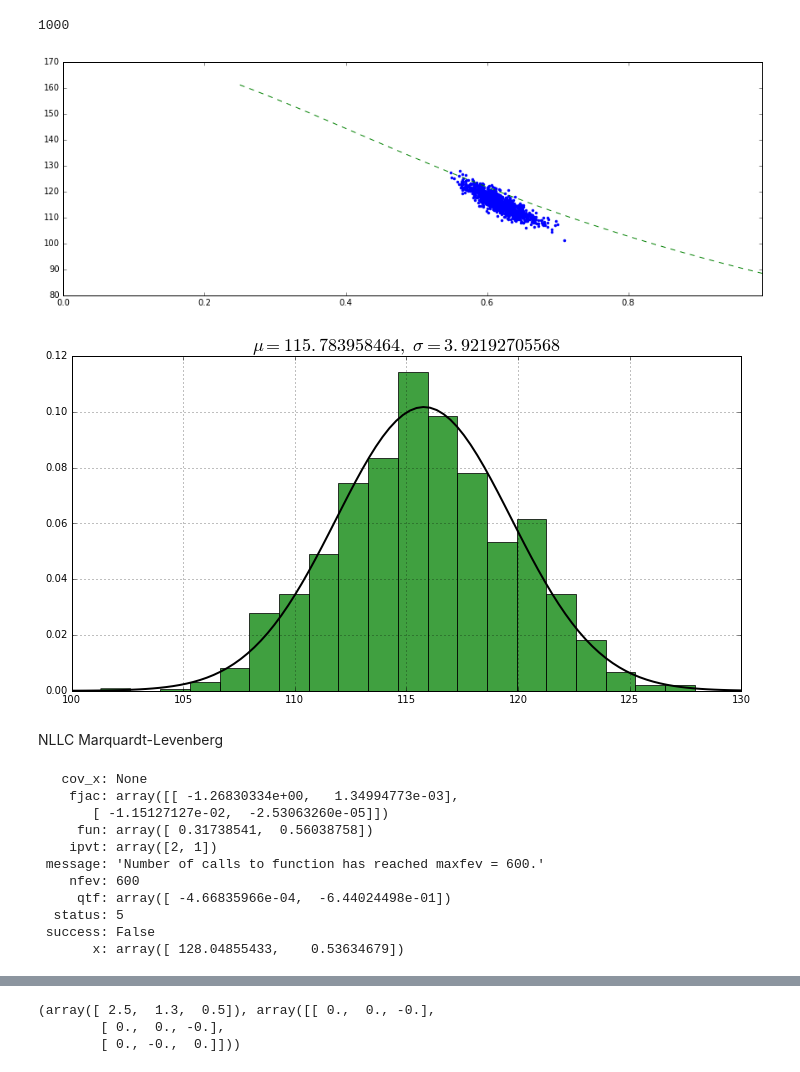
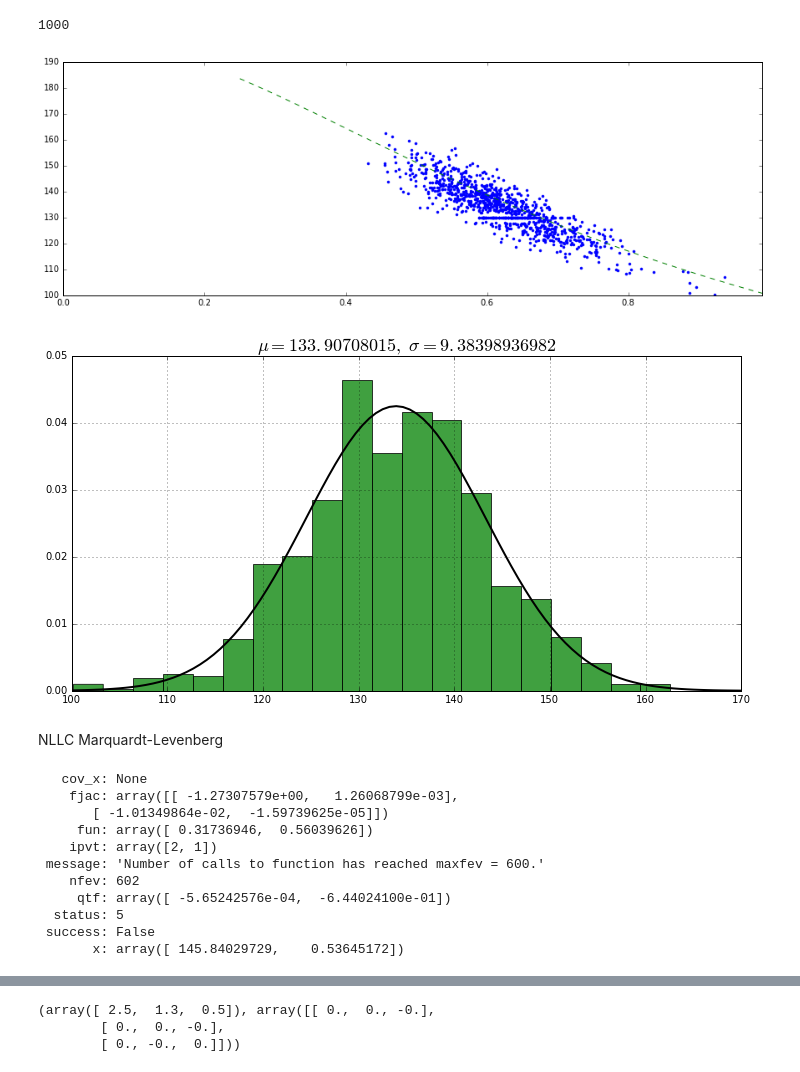
Before and after one commit to Amarchuk/2FInstability, a Jupyter notebook: notebooks/n1068_gerssen.ipynb, the cells around one changed output, grey strips where cells are left out. Saved outputs shown, nothing was run; the diff lists cells and outputs as text; code cells hidden in the pictures.

```diff
--- a/notebooks/n1068_gerssen.ipynb
+++ b/notebooks/n1068_gerssen.ipynb
@@ -412,7 +412,7 @@ alphas = np.arange(0.25, 1., 0.01)
 sigmas = np.arange(50.0, 200, 1.)
 
 def calc_chi2_normal(obs, obserr, predicted):
-    return sum([(o-p)**2/err**2 for (o,p,err) in zip(obs, predicted, obserr)])/len(obs)
+    return sum([(o-p)**2/err**2 for (o,p,err) in zip(obs, predicted, obserr)])/(len(obs))
 
 def compute_chi2_maps(alphas=(), sigmas=()):
     '''Вычисляем все изображения, чтобы потом только настройки менять'''
@@ -583,9 +583,10 @@ def chisqfunc((x_sig, x_alpha)):
     global sig_R_0, alpha
     sig_R_0 = x_sig
     alpha = x_alpha
-    sqerr_ma = calc_chi2_normal(sig_maj_p, e_sig_maj_p, [sig_maj_exp(r) for r in radii_maj])
-    sqerr_mi = calc_chi2_normal(sig_min_p, e_sig_min_p, [sig_min_exp(r) for r in radii_min])
-    chisq = (sqerr_mi*len(sig_min_p) + sqerr_ma*len(sig_maj_p)) / (len(sig_min_p) + len(sig_maj_p))
+    sqerr_ma = calc_chi2_normal(sig_maj_p, e_sig_maj_p, [sig_maj_exp(l) for l in radii_maj])
+    sqerr_mi = calc_chi2_normal(sig_min_p, e_sig_min_p, [sig_min_exp(l) for l in radii_min])
+#     print 'chisqf ', sqerr_mi*len(sig_min_p), sqerr_ma*len(sig_maj_p)
+    chisq = (sqerr_mi*len(sig_min_p) + sqerr_ma*len(sig_maj_p)) / (len(sig_min_p) + len(sig_maj_p) - 2)
     return chisq
 
 x0 = np.array([130., 0.7])
@@ -639,6 +640,9 @@ start_time = time.time()
 
 fig, (ax1, ax2) = plt.subplots(nrows=2, ncols=1, figsize=(16, 16))
 
+radii_maj1, sig_maj_p1, e_sig_maj_p1 = radii_maj, sig_maj_p, e_sig_maj_p
+radii_min1, sig_min_p1, e_sig_min_p1 = radii_min, sig_min_p, e_sig_min_p
+
 if not os.path.exists(pics_path):
     os.makedirs(pics_path)
 if os.path.isfile(pics_path + 'monte_carlo.npy'):
@@ -646,13 +650,20 @@ if os.path.isfile(pics_path + 'monte_carlo.npy'):
 else:
     for i in log_progress(range(N)):
         global spl_maj, spl_min
-        r, s = zip(*gen_next_normal(radii_maj, sig_maj_p, e_sig_maj_p))
+        global radii_min, radii_maj, sig_min_p, sig_maj_p, sig_min_0
+
+        r, s = zip(*gen_next_normal(radii_maj1, sig_maj_p1, e_sig_maj_p1))
         spl_maj = inter.UnivariateSpline(r[1:], s[1:], k=3, s=10000.)
+
+        radii_maj, sig_maj_p = r, s
 
         ax1.plot(points, spl_maj(points), label = '$\sigma_{los}^{maj}\, splinefit$', color='blue')
 
-        r, s = zip(*gen_next_normal(radii_min, sig_min_p, e_sig_min_p))
+        r, s = zip(*gen_next_normal(radii_min1, sig_min_p1, e_sig_min_p1))
         spl_min = inter.UnivariateSpline(r[1:], s[1:], k=3, s=10000.)
+        sig_min_0 = spl_min(radii_min[0])
+
+        radii_min, sig_min_p = r, s
 
         ax2.plot(points, spl_min(points), label = '$\sigma_{los}^{maj}\, splinefit$', color='red')
 
@@ -667,6 +678,10 @@ ax2.errorbar(radii_min, sig_min_p, yerr=e_sig_min_p, fmt='o', marker='.', color=
 ax1.set_ylim(0., 110.)
 ax2.set_ylim(0., 110.)
 plt.show()
+
+
+radii_maj, sig_maj_p, e_sig_maj_p = radii_maj1, sig_maj_p1, e_sig_maj_p1
+radii_min, sig_min_p, e_sig_min_p = radii_min1, sig_min_p1, e_sig_min_p1
 # %% [output]
 [figure]
 # %%
@@ -674,14 +689,16 @@ len(result)
 # %% [output]
 1000
 # %%
+sig_min_0 = 100 #???
+
 s,a = zip(*result)
 plt.plot(a, s, '.')
 plt.plot(alphas, map(main_slice, alphas), '--')
 plt.xlim(0.0, 0.99)
 # plt.ylim(100, 140)
 plt.show()
 # %% [output]
-[figure, old version]
+[figure, new version]
 # %%
 from scipy.stats import norm
 
@@ -701,7 +718,7 @@ ax.grid(True)
 
 plt.show()
 # %% [output]
-[figure, old version]
+[figure, new version]
 # %% [markdown]
 NLLC Marquardt-Levenberg
 # %%
@@ -729,16 +746,16 @@ res = opt.root(func, [110., 0.5], method='lm')
 res
 # %% [output]
    cov_x: None
-    fjac: array([[ -1.26830334e+00,   1.34994773e-03],
-       [ -1.15127127e-02,  -2.53063260e-05]])
-     fun: array([ 0.31738541,  0.56038758])
+    fjac: array([[ -1.27307579e+00,   1.26068799e-03],
+       [ -1.01349864e-02,  -1.59739625e-05]])
+     fun: array([ 0.31736946,  0.56039626])
     ipvt: array([2, 1])
  message: 'Number of calls to function has reached maxfev = 600.'
-    nfev: 600
-     qtf: array([ -4.66835966e-04,  -6.44024498e-01])
+    nfev: 602
+     qtf: array([ -5.65242576e-04,  -6.44024100e-01])
   status: 5
  success: False
-       x: array([ 128.04855433,    0.53634679])
+       x: array([ 145.84029729,    0.53645172])
 # %%
 # np.dot(res.cov_x, res.fun)
 # %%
```
Also changed, not shown: parts of 15 cells of this notebook, 16 other files.
